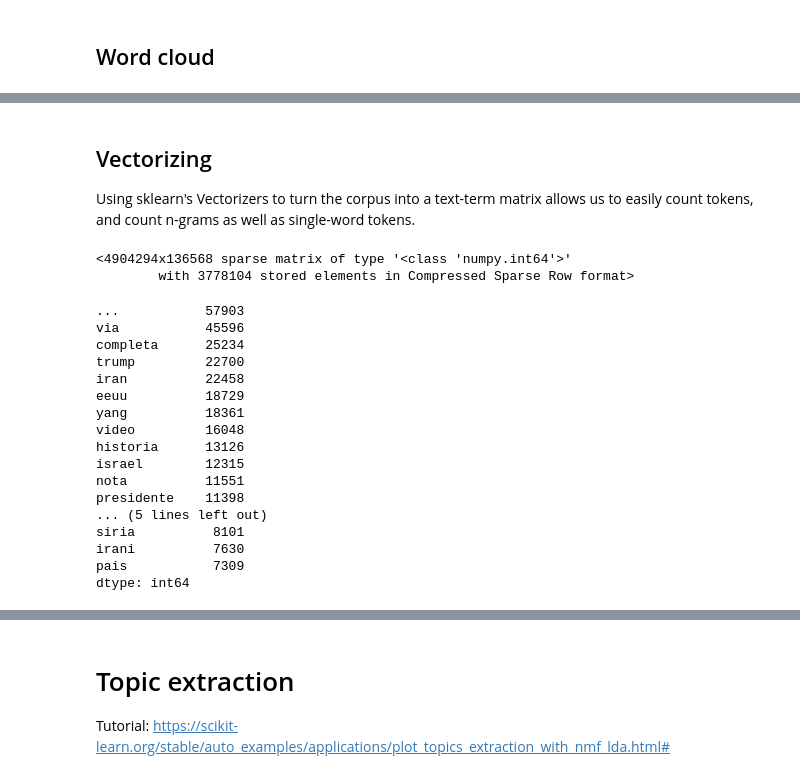
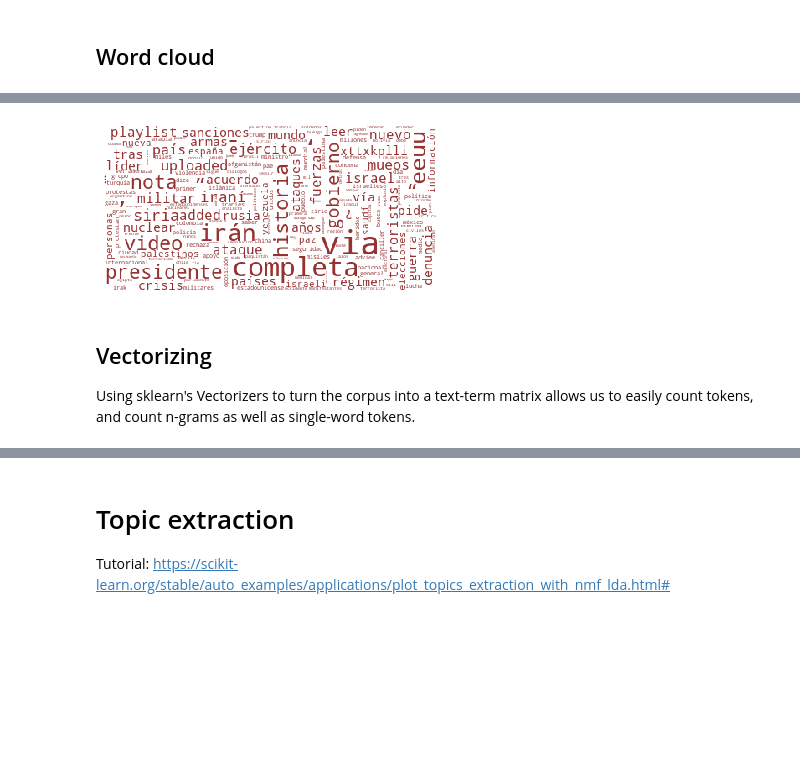
Before and after one commit to sarahkpardo/social-media-data-analysis, a Jupyter notebook: topic_modeling.ipynb, the cells around one changed output, grey strips where cells are left out. Drawn from its saved outputs; the diff is of its cells as text; code cells hidden in the pictures; blank space fills up the shorter version.

```diff
--- a/topic_modeling.ipynb
+++ b/topic_modeling.ipynb
@@ -387 +201,7 @@ full_freq_dict
  ...}
+# %%
+top_user = (campaign
+           .groupby('userid')
+           .size()
+           .idxmax())
+user_tweets.loc[top_user]
@@ -387,0 +211,2 @@ full_freq_dict
+# %%
+top_user_tokens = long_list(user_tokens.loc[top_user])
@@ -388,3 +236,5 @@ full_freq_dict
+# %%
+document_freq_dict = word_frequency(top_user_tokens)
 # %% [markdown]
 ## Word cloud
 # %%
@@ -420,3 +270,7 @@ fig = visualize(full_freq_dict)
+# %%
+fig = visualize(document_freq_dict)
+# %% [output]
+[figure, added]
 # %% [markdown]
 ## Vectorizing
 
@@ -460,27 +313,0 @@ def ngram_freq_matrix(strings_series,
-# %%
-user_tokens_list = long_list(user_tokens)
-matrix, words = ngram_freq_matrix(user_tokens_list)
-matrix
-# %% [output]
-<4904294x136568 sparse matrix of type '<class 'numpy.int64'>'
-        with 3778104 stored elements in Compressed Sparse Row format>
-# %%
-words[:20]
-# %% [output]
-...           57903
-via           45596
-completa      25234
-trump         22700
-iran          22458
-eeuu          18729
-yang          18361
-video         16048
-historia      13126
-israel        12315
-nota          11551
-presidente    11398
-... (5 lines left out)
-siria          8101
-irani          7630
-pais           7309
-dtype: int64
```
Also changed, not shown: parts of 47 cells of this notebook, 3 other files.
